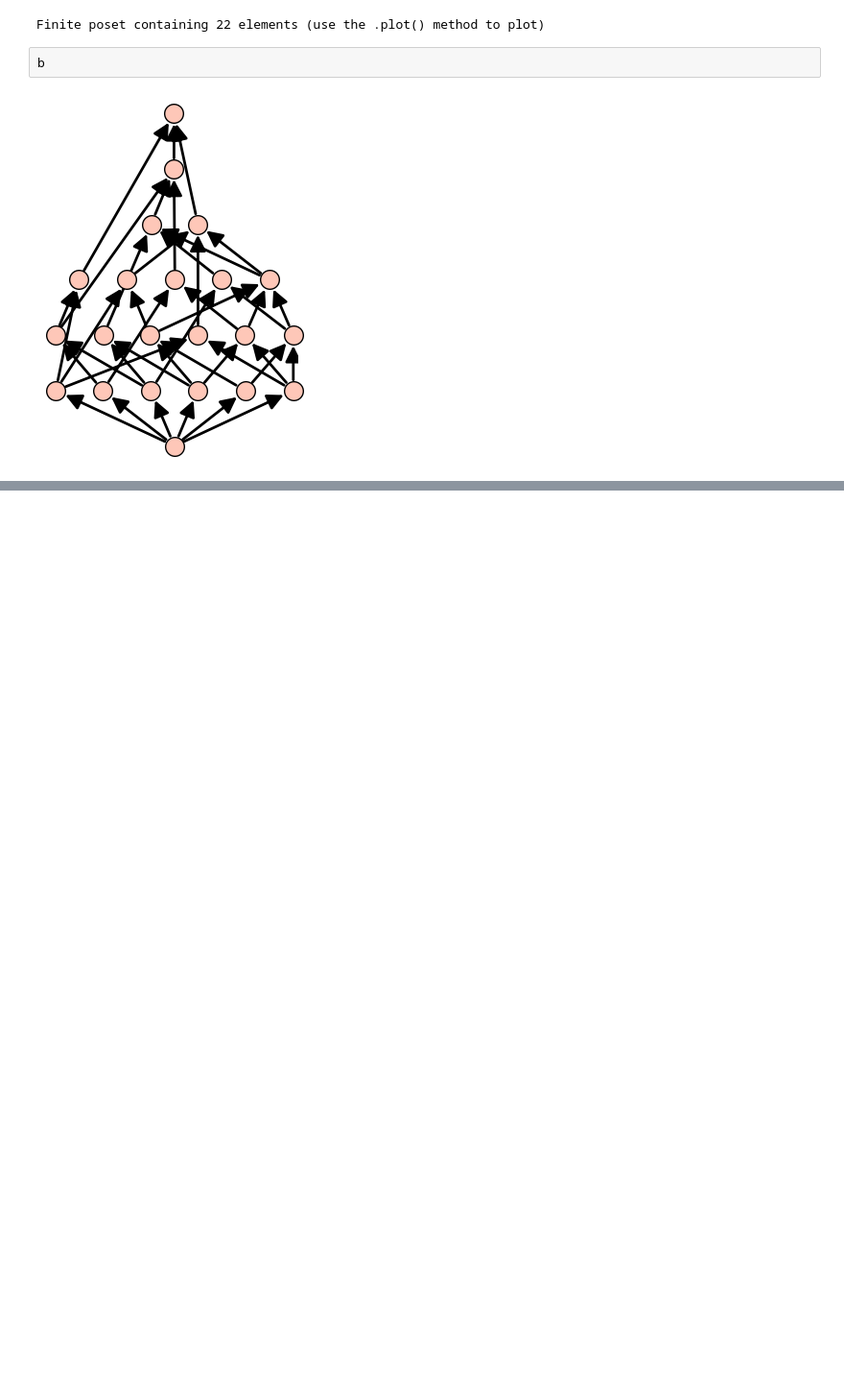
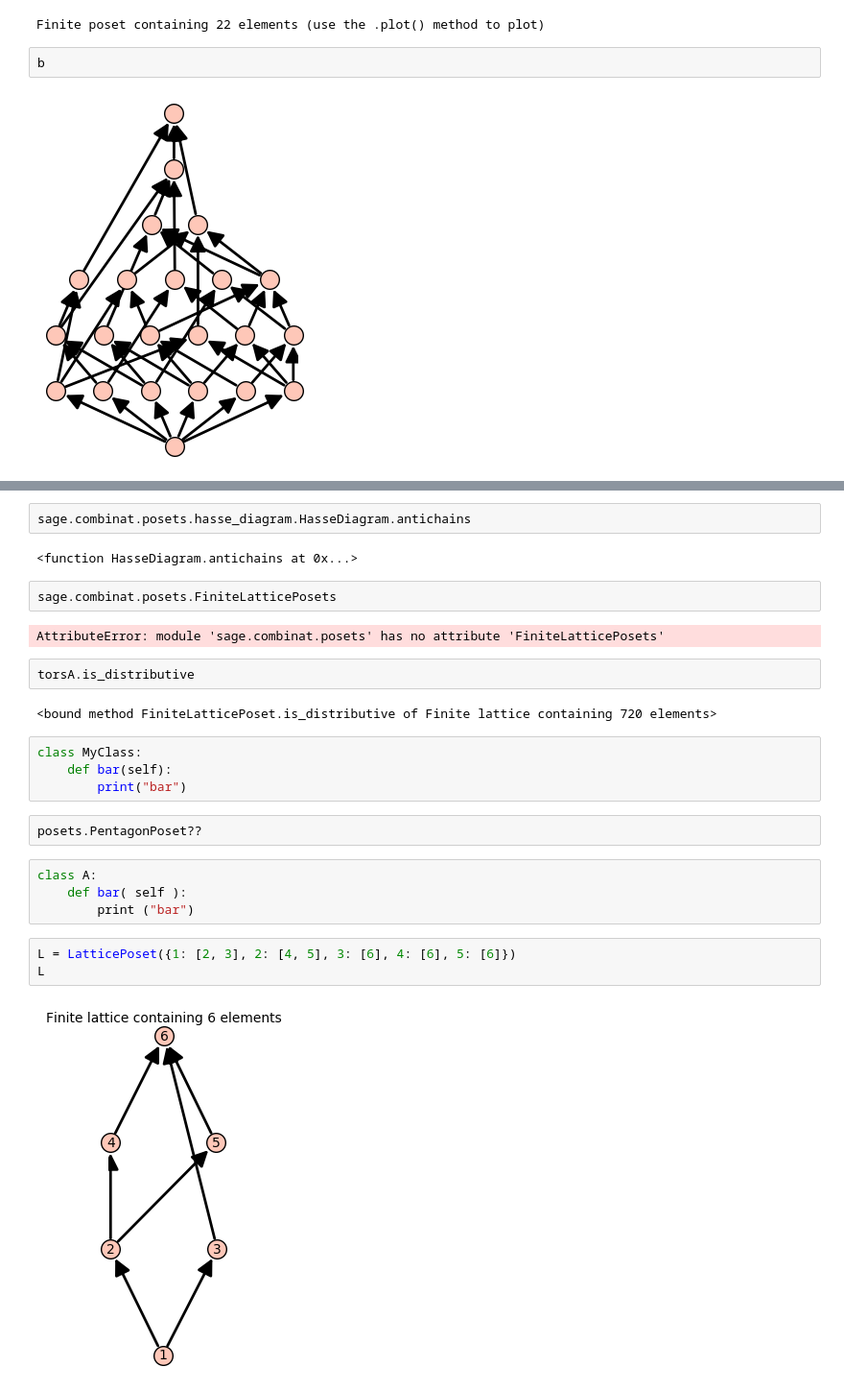
Before and after one commit to haruhisa-enomoto/tors-lattice, a Jupyter notebook: Untitled.ipynb, the cells around one changed output, grey strips where cells are left out. Shown at 96% size. Drawn from its saved outputs; the diff is of its cells as text; blank space fills up the shorter version.

```diff
--- a/Untitled.ipynb
+++ b/Untitled.ipynb
@@ -70,0 +122,27 @@ b
+# %%
+sage.combinat.posets.hasse_diagram.HasseDiagram.antichains
+# %% [output]
+<function HasseDiagram.antichains at 0x...>
+# %%
+sage.combinat.posets.FiniteLatticePosets
+# %% [output]
+AttributeError: module 'sage.combinat.posets' has no attribute 'FiniteLatticePosets'
+# %%
+torsA.is_distributive
+# %% [output]
+<bound method FiniteLatticePoset.is_distributive of Finite lattice containing 720 elements>
+# %%
+class MyClass:
+    def bar(self):
+        print("bar")
+# %%
+posets.PentagonPoset??
+# %%
+class A:
+    def bar( self ):
+        print ("bar")
+# %%
+L = LatticePoset({1: [2, 3], 2: [4, 5], 3: [6], 4: [6], 5: [6]})
+L
+# %% [output]
+[figure, added]
```
Also changed, not shown: parts of 26 cells of this notebook, 3 other files.
